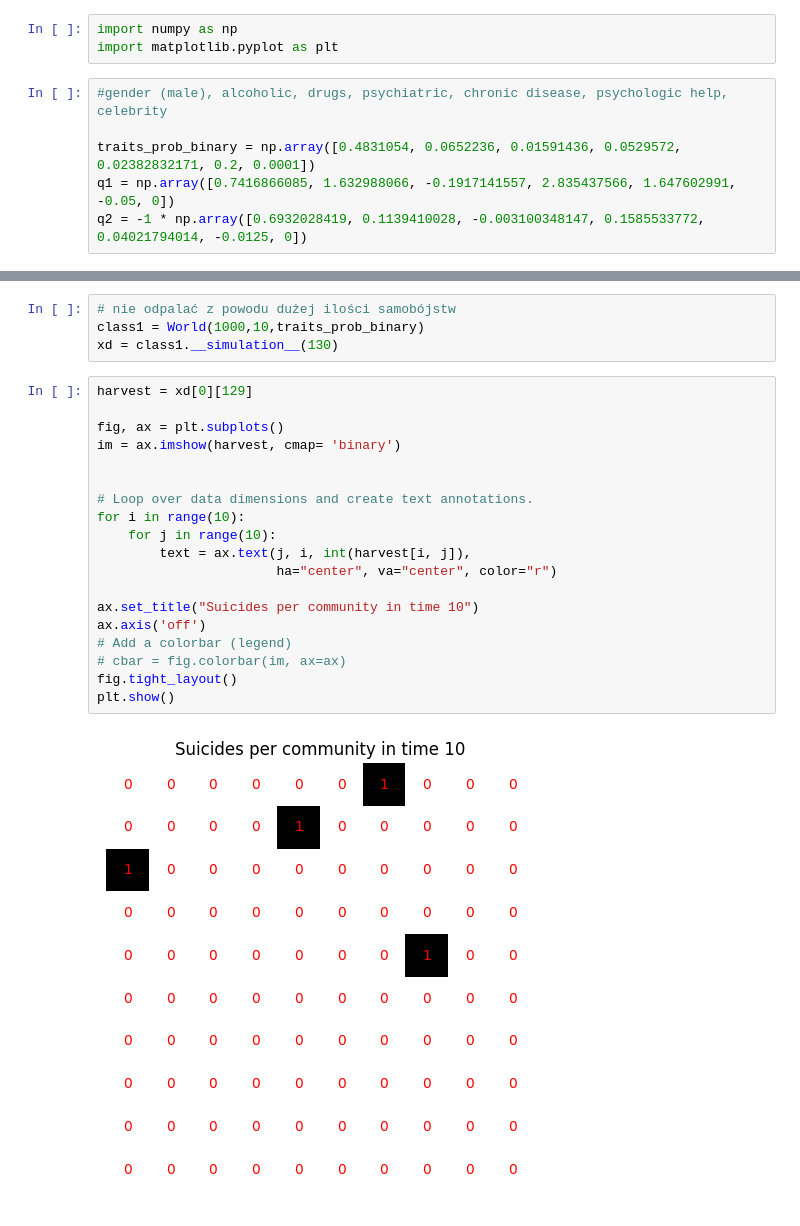
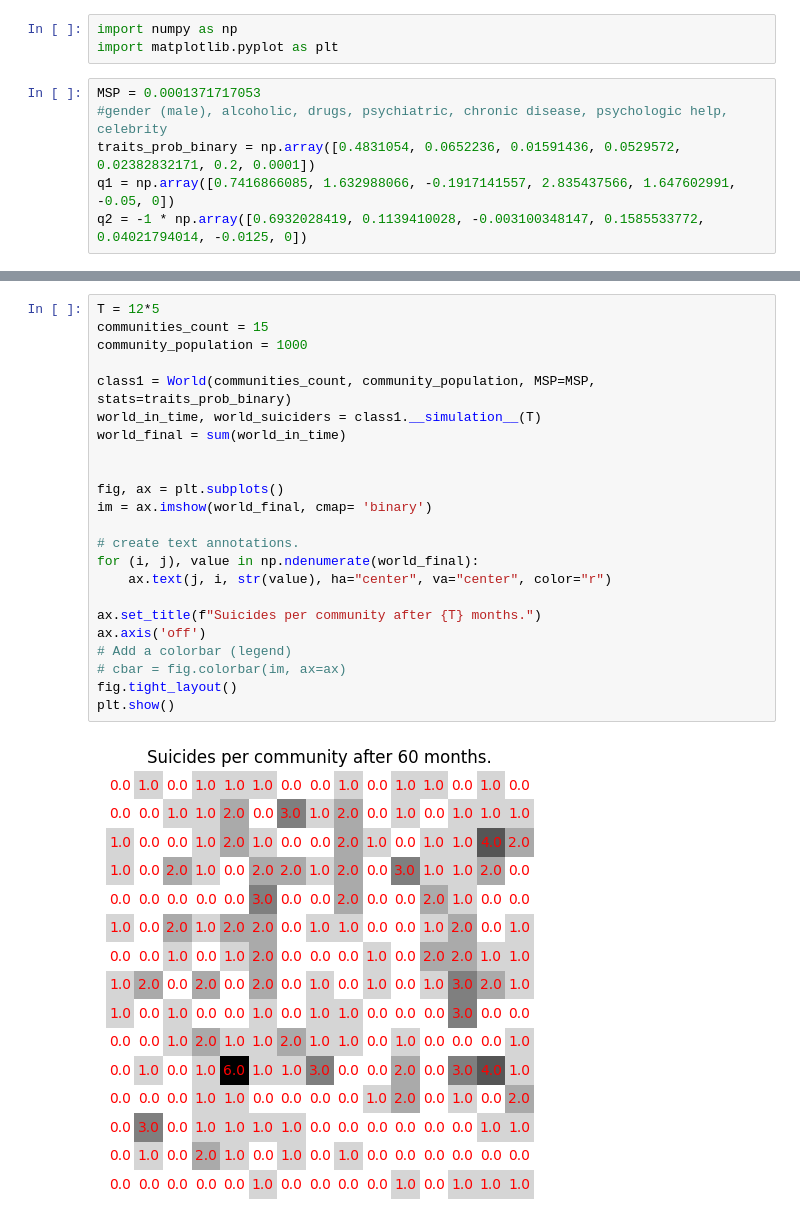
Before and after one commit to Staszek15/Suicide-model, a Jupyter notebook: project.ipynb, the cells around one changed output, grey strips where cells are left out. Cells and saved outputs as stored; diff of their text form.

Commit message:
ready to test on full community

```diff
--- a/project.ipynb
+++ b/project.ipynb
@@ -25,8 +25,8 @@ Keywords:
 import numpy as np
 import matplotlib.pyplot as plt
 # %%
+MSP = 0.0001371717053
 #gender (male), alcoholic, drugs, psychiatric, chronic disease, psychologic help, celebrity
-
 traits_prob_binary = np.array([0.4831054, 0.0652236, 0.01591436, 0.0529572, 0.02382832171, 0.2, 0.0001])
 q1 = np.array([0.7416866085, 1.632988066, -0.1917141557, 2.835437566, 1.647602991, -0.05, 0])
 q2 = -1 * np.array([0.6932028419, 0.1139410028, -0.003100348147, 0.1585533772, 0.04021794014, -0.0125, 0])
@@ -195,25 +197,25 @@ class World:
-# %%
-# nie odpalać z powodu dużej ilości samobójstw
-class1 = World(1000,10,traits_prob_binary)
-xd = class1.__simulation__(130)
 # %%
-harvest = xd[0][129]
+T = 12*5
+communities_count = 15
+community_population = 1000
+
+class1 = World(communities_count, community_population, MSP=MSP, stats=traits_prob_binary)
+world_in_time, world_suiciders = class1.__simulation__(T)
+world_final = sum(world_in_time)
+
 
 fig, ax = plt.subplots()
-im = ax.imshow(harvest, cmap= 'binary')
+im = ax.imshow(world_final, cmap= 'binary')
 
+# create text annotations.
+for (i, j), value in np.ndenumerate(world_final):
+    ax.text(j, i, str(value), ha="center", va="center", color="r")
 
-# Loop over data dimensions and create text annotations.
-for i in range(10):
-    for j in range(10):
-        text = ax.text(j, i, int(harvest[i, j]),
-                       ha="center", va="center", color="r")
-
-ax.set_title("Suicides per community in time 10")
+ax.set_title(f"Suicides per community after {T} months.")
 ax.axis('off')
 # Add a colorbar (legend)
 # cbar = fig.colorbar(im, ax=ax)
 fig.tight_layout()
 plt.show()
 # %% [output]
-[figure, old version]
+[figure, new version]
```
Also changed, not shown: parts of 8 cells of this notebook.
